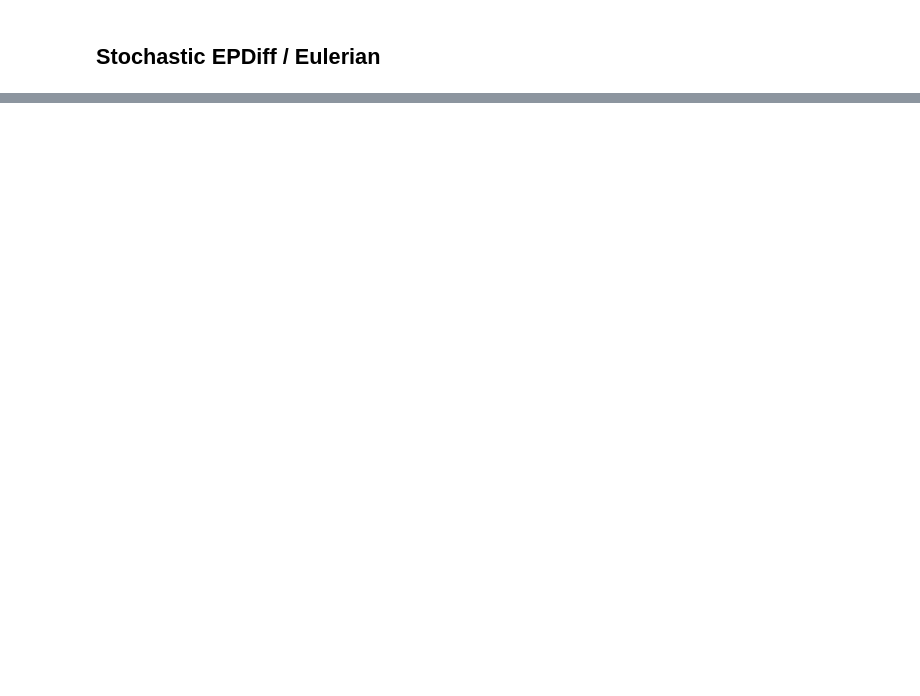
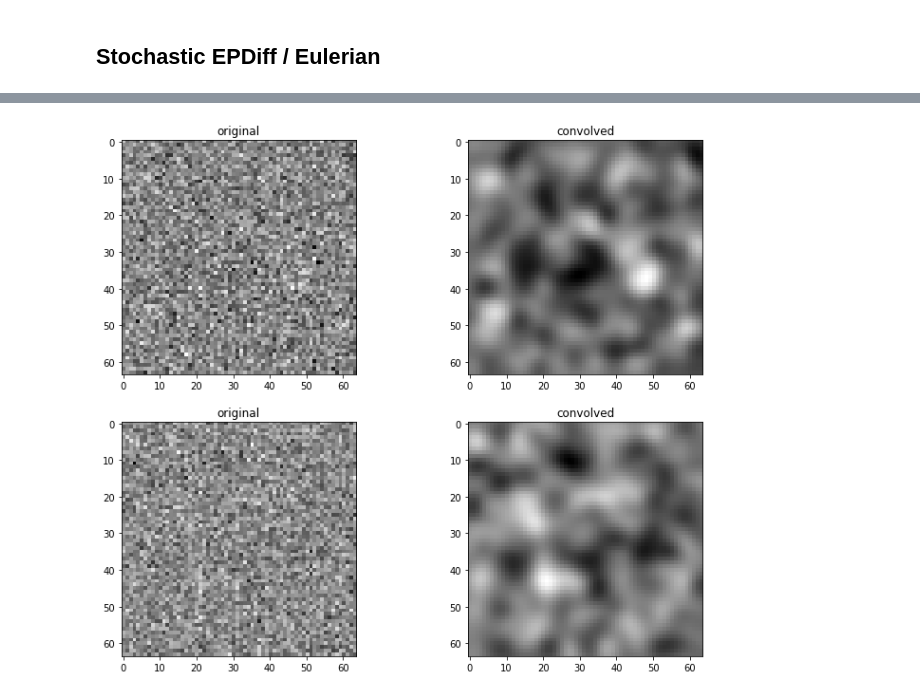
Before and after one commit to ComputationalEvolutionaryMorphometry/jaxgeometry, a Jupyter notebook: landmarks_stochastics.ipynb, the cells around one changed output, grey strips where cells are left out. Saved outputs shown, nothing was run; the diff lists cells and outputs as text; code cells hidden in the pictures; blank space fills up the shorter version.

```diff
--- a/landmarks_stochastics.ipynb
+++ b/landmarks_stochastics.ipynb
@@ -124,0 +154,28 @@ plt.show()
+# %%
+from scipy import misc
+import jax.scipy as jsp
+
+# generate stochastic images
+global key
+keys = jax.random.split(key)
+key = keys[0]
+subkeys = keys[1:]
+%time images = jnp.sqrt(T/n_steps)*random.normal(subkeys[0],(n_steps,64,64,M.m))
+image = images[0,:,:]
+
+print("Size of noise basis: ", images.shape[1]*images.shape[2])
+
+# Smooth the noisy image with a 2D Gaussian smoothing kernel.
+scale = 1
+x = jnp.linspace(-3, 3, 17)
+window = jsp.stats.norm.pdf(x,0,scale) * jsp.stats.norm.pdf(x[:, None],0,scale)
+%time smooth_image = jax.vmap(lambda im: jsp.signal.convolve(im, window, mode='same'),2,2)(image)
+
+# plot
+fig, ax = plt.subplots(M.m, 2, figsize=(12, 10))
+for i in range(M.m):
+    ax[i,0].imshow(image[:,:,i], cmap='binary_r')
+    ax[i,0].set_title('original')
+    ax[i,1].imshow(smooth_image[:,:,i], cmap='binary_r')
+    ax[i,1].set_title('convolved');
+# %% [output]
@@ -124,0 +187 @@ plt.show()
+[figure, added]
```
Also changed, not shown: parts of 13 cells of this notebook, 6 other files.
